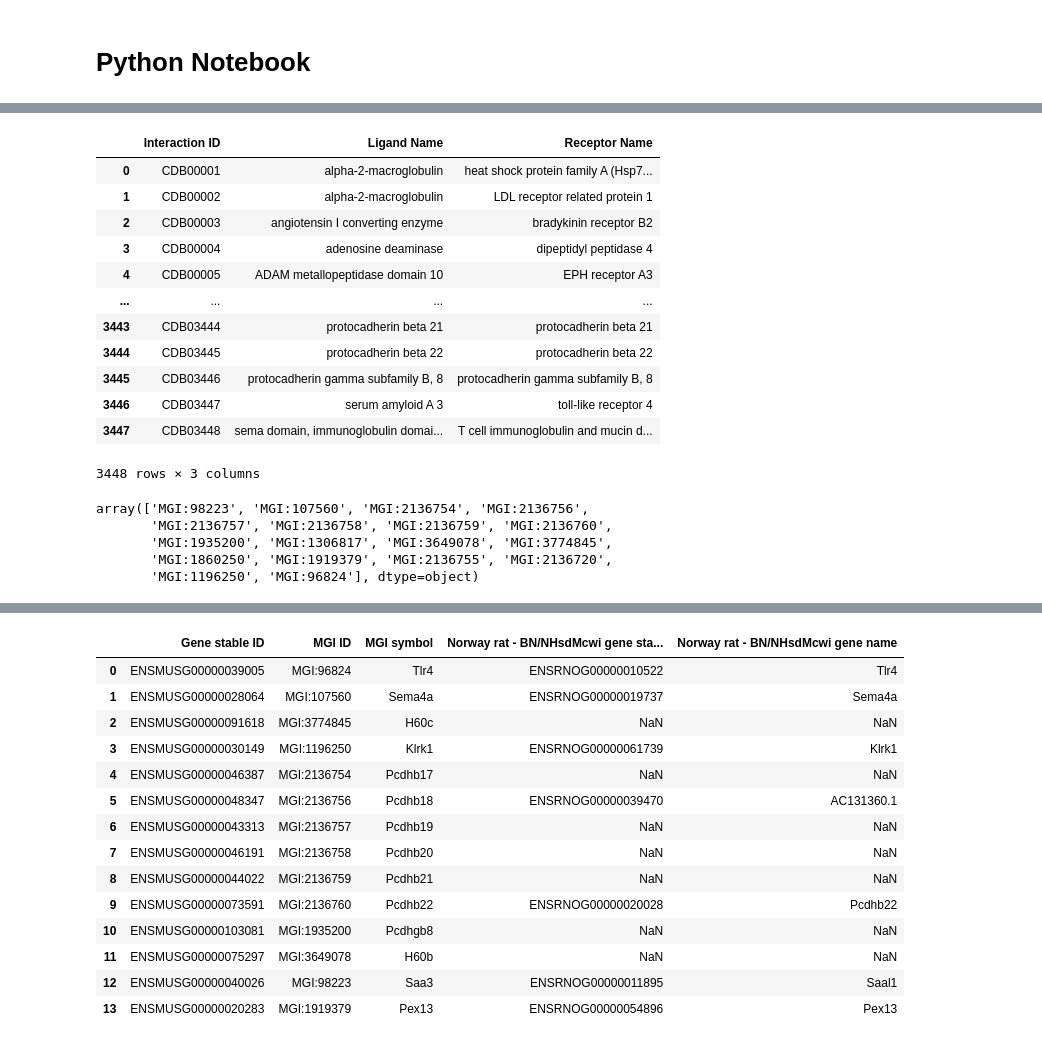
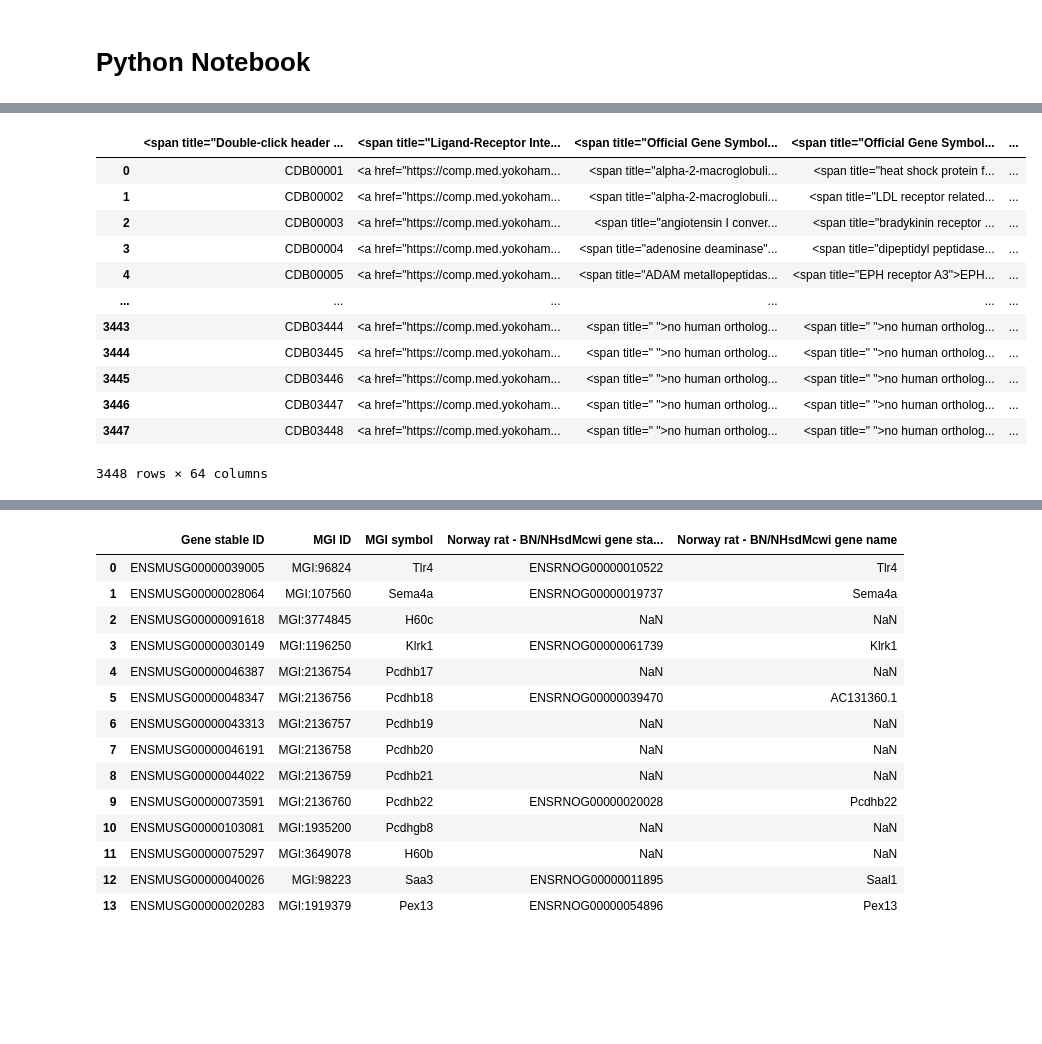
Before and after one commit to bioinfo-YCU/ConnectomeDB, a Jupyter notebook: Python_test.ipynb, the cells around one changed output, grey strips where cells are left out. Cells and saved outputs as stored; diff of their text form; code cells hidden in the pictures; blank space fills up the shorter version.

```diff
--- a/Python_test.ipynb
+++ b/Python_test.ipynb
@@ -495 +411,17 @@ ligand_card_2
+# %%
+gene_pair_df
+# %% [output]
+|  | <span title="Double-click header ... | <span title="Ligand-Receptor Inte... | <span title="Official Gene Symbol... | <span title="Official Gene Symbol... | ... |
+| 0 | CDB00001 | <a href="https://comp.med.yokoham... | <span title="alpha-2-macroglobuli... | <span title="heat shock protein f... | ... |
+| 1 | CDB00002 | <a href="https://comp.med.yokoham... | <span title="alpha-2-macroglobuli... | <span title="LDL receptor related... | ... |
+| 2 | CDB00003 | <a href="https://comp.med.yokoham... | <span title="angiotensin I conver... | <span title="bradykinin receptor ... | ... |
+| 3 | CDB00004 | <a href="https://comp.med.yokoham... | <span title="adenosine deaminase"... | <span title="dipeptidyl peptidase... | ... |
+| 4 | CDB00005 | <a href="https://comp.med.yokoham... | <span title="ADAM metallopeptidas... | <span title="EPH receptor A3">EPH... | ... |
+| ... | ... | ... | ... | ... | ... |
+| 3443 | CDB03444 | <a href="https://comp.med.yokoham... | <span title=" ">no human ortholog... | <span title=" ">no human ortholog... | ... |
+| 3444 | CDB03445 | <a href="https://comp.med.yokoham... | <span title=" ">no human ortholog... | <span title=" ">no human ortholog... | ... |
+| 3445 | CDB03446 | <a href="https://comp.med.yokoham... | <span title=" ">no human ortholog... | <span title=" ">no human ortholog... | ... |
+| 3446 | CDB03447 | <a href="https://comp.med.yokoham... | <span title=" ">no human ortholog... | <span title=" ">no human ortholog... | ... |
+| 3447 | CDB03448 | <a href="https://comp.med.yokoham... | <span title=" ">no human ortholog... | <span title=" ">no human ortholog... | ... |
+3448 rows × 64 columns
 # %%
@@ -725,16 +429,0 @@ gene_pair0_copy['Receptor Name'] = gene_pair0_copy.apply(
-# %%
-gene_pair0_copy[["Interaction ID", "Ligand Name", "Receptor Name"]]
-# %% [output]
-|  | Interaction ID | Ligand Name | Receptor Name |
-| 0 | CDB00001 | alpha-2-macroglobulin | heat shock protein family A (Hsp7... |
-| 1 | CDB00002 | alpha-2-macroglobulin | LDL receptor related protein 1 |
-| 2 | CDB00003 | angiotensin I converting enzyme | bradykinin receptor B2 |
-| 3 | CDB00004 | adenosine deaminase | dipeptidyl peptidase 4 |
-| 4 | CDB00005 | ADAM metallopeptidase domain 10 | EPH receptor A3 |
-| ... | ... | ... | ... |
-| 3443 | CDB03444 | protocadherin beta 21 | protocadherin beta 21 |
-| 3444 | CDB03445 | protocadherin beta 22 | protocadherin beta 22 |
-| 3445 | CDB03446 | protocadherin gamma subfamily B, 8 | protocadherin gamma subfamily B, 8 |
-| 3446 | CDB03447 | serum amyloid A 3 | toll-like receptor 4 |
-| 3447 | CDB03448 | sema domain, immunoglobulin domai... | T cell immunoglobulin and mucin d... |
-3448 rows × 3 columns
@@ -762,18 +457,7 @@ gene_pair['Ligand RGD ID'] = gene_pair.apply(
 # %%
-## Function to convert Mouse (ENSEMBL) to RGD ID via biomart
-import os
-import sys
-from pybiomart import Server
-import pandas as pd
-sys.path.append(os.path.abspath("src"))
-from createDataTable import mouse_specific_mgi_ids
-# Full list of unique MGI IDs
-mgi_ids = mouse_specific_mgi_ids
-mgi_ids
+ # Check what columns actually exist in the CSV
+available_cols = [col for col in [species_id, f"{species}_homolog_associated_gene_name", 'hgnc_id']
+if col in species_info.columns]
+
+species_info = species_info[available_cols]
-# %% [output]
-array(['MGI:98223', 'MGI:107560', 'MGI:2136754', 'MGI:2136756',
-       'MGI:2136757', 'MGI:2136758', 'MGI:2136759', 'MGI:2136760',
-       'MGI:1935200', 'MGI:1306817', 'MGI:3649078', 'MGI:3774845',
-       'MGI:1860250', 'MGI:1919379', 'MGI:2136755', 'MGI:2136720',
-       'MGI:1196250', 'MGI:96824'], dtype=object)
 # %%
```
Also changed, not shown: parts of 36 cells of this notebook, 5 other files.
